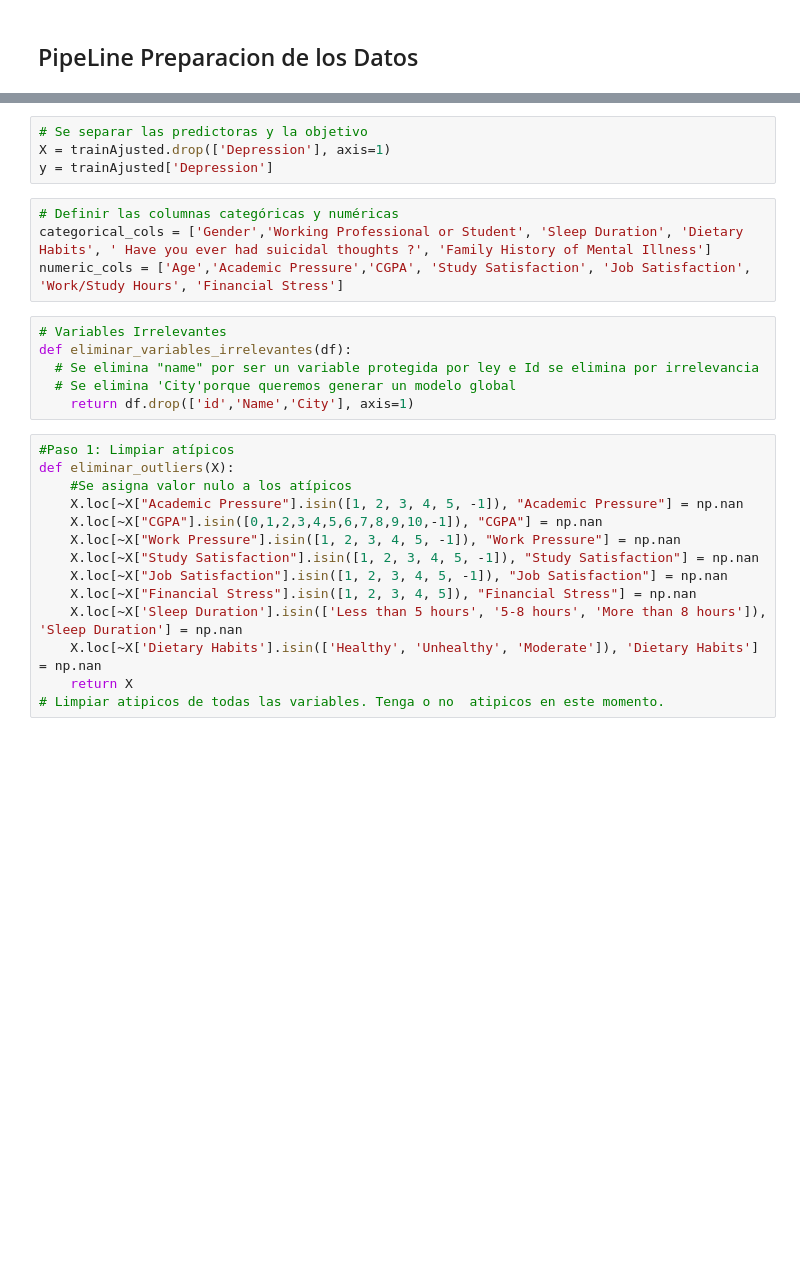
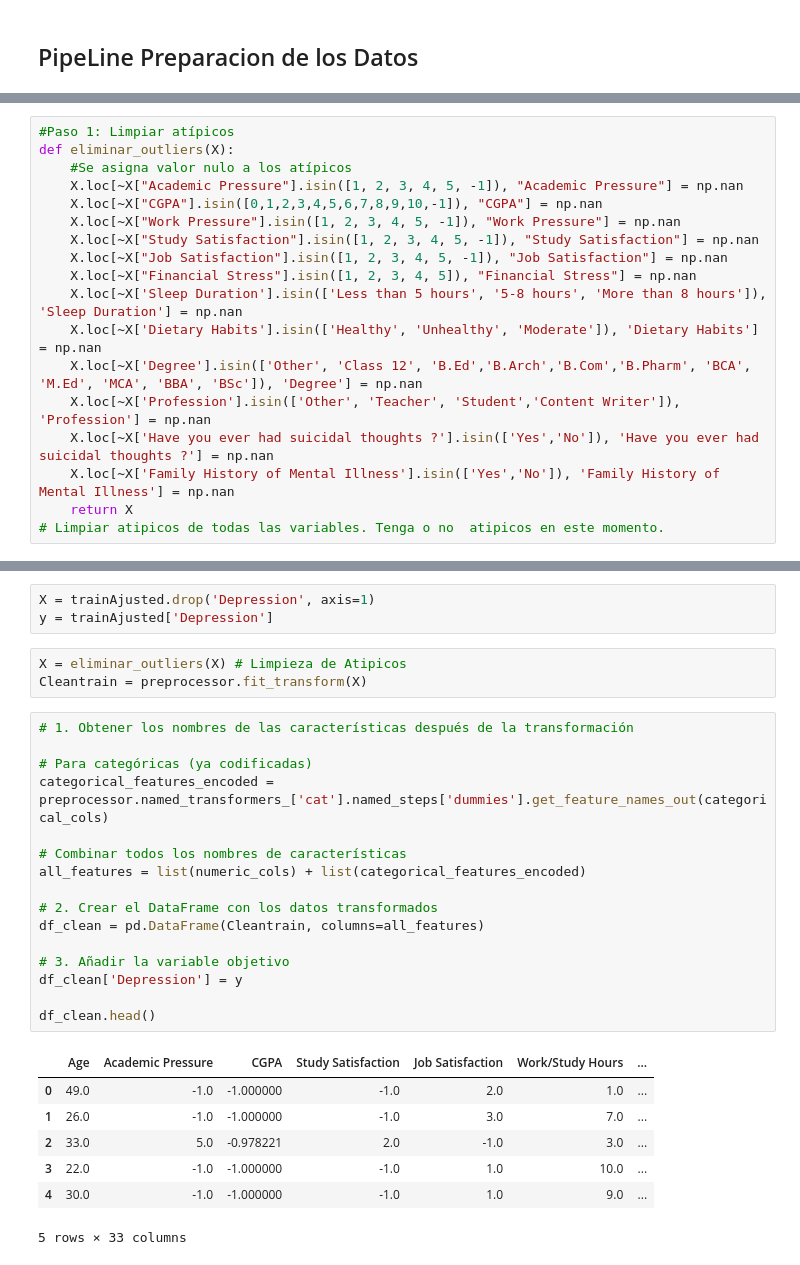
Before and after one commit to Walkhie/Exploring-Mental-Health-Data, a Jupyter notebook: 1) Preparacion_Datos.ipynb, the cells around one changed output, grey strips where cells are left out. Drawn from its saved outputs; the diff is of its cells as text; blank space fills up the shorter version.

```diff
--- a/1) Preparacion_Datos.ipynb
+++ b/1) Preparacion_Datos.ipynb
@@ -364,0 +351,18 @@ profile_data
+# %%
+#Paso 1: Limpiar atípicos
+def eliminar_outliers(X):
+    #Se asigna valor nulo a los atípicos
+    X.loc[~X["Academic Pressure"].isin([1, 2, 3, 4, 5, -1]), "Academic Pressure"] = np.nan
+    X.loc[~X["CGPA"].isin([0,1,2,3,4,5,6,7,8,9,10,-1]), "CGPA"] = np.nan
+    X.loc[~X["Work Pressure"].isin([1, 2, 3, 4, 5, -1]), "Work Pressure"] = np.nan
+    X.loc[~X["Study Satisfaction"].isin([1, 2, 3, 4, 5, -1]), "Study Satisfaction"] = np.nan
+    X.loc[~X["Job Satisfaction"].isin([1, 2, 3, 4, 5, -1]), "Job Satisfaction"] = np.nan
+    X.loc[~X["Financial Stress"].isin([1, 2, 3, 4, 5]), "Financial Stress"] = np.nan
+    X.loc[~X['Sleep Duration'].isin(['Less than 5 hours', '5-8 hours', 'More than 8 hours']), 'Sleep Duration'] = np.nan
+    X.loc[~X['Dietary Habits'].isin(['Healthy', 'Unhealthy', 'Moderate']), 'Dietary Habits'] = np.nan
+    X.loc[~X['Degree'].isin(['Other', 'Class 12', 'B.Ed','B.Arch','B.Com','B.Pharm', 'BCA', 'M.Ed', 'MCA', 'BBA', 'BSc']), 'Degree'] = np.nan
+    X.loc[~X['Profession'].isin(['Other', 'Teacher', 'Student','Content Writer']), 'Profession'] = np.nan
+    X.loc[~X['Have you ever had suicidal thoughts ?'].isin(['Yes','No']), 'Have you ever had suicidal thoughts ?'] = np.nan
+    X.loc[~X['Family History of Mental Illness'].isin(['Yes','No']), 'Family History of Mental Illness'] = np.nan
+    return X
+# Limpiar atipicos de todas las variables. Tenga o no  atipicos en este momento.
@@ -365,28 +391,30 @@ profile_data
 # %%
-# Se separar las predictoras y la objetivo
-X = trainAjusted.drop(['Depression'], axis=1)
+X = trainAjusted.drop('Depression', axis=1)
 y = trainAjusted['Depression']
-# %%
-# Definir las columnas categóricas y numéricas
-categorical_cols = ['Gender','Working Professional or Student', 'Sleep Duration', 'Dietary Habits', ' Have you ever had suicidal thoughts ?', 'Family History of Mental Illness']
-numeric_cols = ['Age','Academic Pressure','CGPA', 'Study Satisfaction', 'Job Satisfaction', 'Work/Study Hours', 'Financial Stress']
-# %%
-# Variables Irrelevantes
-def eliminar_variables_irrelevantes(df):
-  # Se elimina "name" por ser un variable protegida por ley e Id se elimina por irrelevancia
-  # Se elimina 'City'porque queremos generar un modelo global
-    return df.drop(['id','Name','City'], axis=1)
-# %%
-#Paso 1: Limpiar atípicos
-def eliminar_outliers(X):
-    #Se asigna valor nulo a los atípicos
-    X.loc[~X["Academic Pressure"].isin([1, 2, 3, 4, 5, -1]), "Academic Pressure"] = np.nan
-    X.loc[~X["CGPA"].isin([0,1,2,3,4,5,6,7,8,9,10,-1]), "CGPA"] = np.nan
-    X.loc[~X["Work Pressure"].isin([1, 2, 3, 4, 5, -1]), "Work Pressure"] = np.nan
-    X.loc[~X["Study Satisfaction"].isin([1, 2, 3, 4, 5, -1]), "Study Satisfaction"] = np.nan
-    X.loc[~X["Job Satisfaction"].isin([1, 2, 3, 4, 5, -1]), "Job Satisfaction"] = np.nan
-    X.loc[~X["Financial Stress"].isin([1, 2, 3, 4, 5]), "Financial Stress"] = np.nan
-    X.loc[~X['Sleep Duration'].isin(['Less than 5 hours', '5-8 hours', 'More than 8 hours']), 'Sleep Duration'] = np.nan
-    X.loc[~X['Dietary Habits'].isin(['Healthy', 'Unhealthy', 'Moderate']), 'Dietary Habits'] = np.nan
-    return X
-# Limpiar atipicos de todas las variables. Tenga o no  atipicos en este momento.
+# %%
+X = eliminar_outliers(X) # Limpieza de Atipicos
+Cleantrain = preprocessor.fit_transform(X)
+# %%
+# 1. Obtener los nombres de las características después de la transformación
+
+# Para categóricas (ya codificadas)
+categorical_features_encoded = preprocessor.named_transformers_['cat'].named_steps['dummies'].get_feature_names_out(categorical_cols)
+
+# Combinar todos los nombres de características
+all_features = list(numeric_cols) + list(categorical_features_encoded)
+
+# 2. Crear el DataFrame con los datos transformados
+df_clean = pd.DataFrame(Cleantrain, columns=all_features)
+
+# 3. Añadir la variable objetivo
+df_clean['Depression'] = y
+
+df_clean.head()
+# %% [output]
+|  | Age | Academic Pressure | CGPA | Study Satisfaction | Job Satisfaction | Work/Study Hours | ... |
+| 0 | 49.0 | -1.0 | -1.000000 | -1.0 | 2.0 | 1.0 | ... |
+| 1 | 26.0 | -1.0 | -1.000000 | -1.0 | 3.0 | 7.0 | ... |
+| 2 | 33.0 | 5.0 | -0.978221 | 2.0 | -1.0 | 3.0 | ... |
+| 3 | 22.0 | -1.0 | -1.000000 | -1.0 | 1.0 | 10.0 | ... |
+| 4 | 30.0 | -1.0 | -1.000000 | -1.0 | 1.0 | 9.0 | ... |
+5 rows × 33 columns
```
Also changed, not shown: parts of 44 cells of this notebook.
